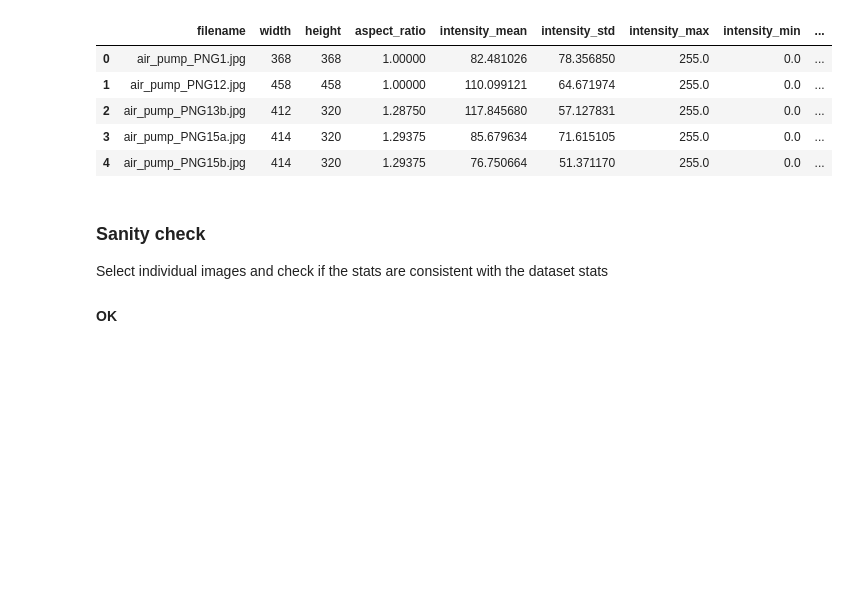
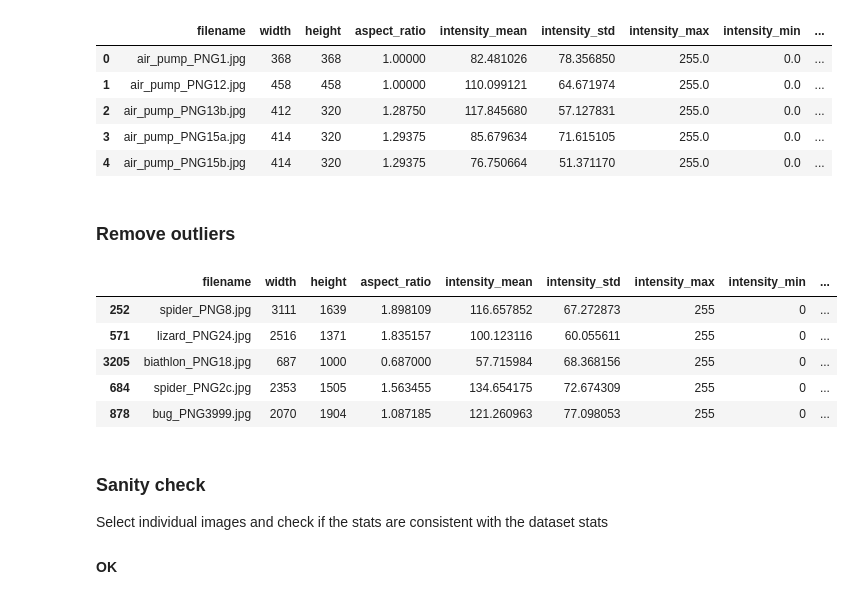
Before and after one commit to galvaowesley/master_computer_vision_experiments, a Jupyter notebook: fase_2/00_data_preprocessing/00_dataset_stats.ipynb, the cells around one changed output. Cells and saved outputs as stored; diff of their text form; code cells hidden in the pictures; blank space fills up the shorter version.

```diff
--- a/fase_2/01_resnet_fpn/01_dataset_stats_and_cropping.ipynb
+++ b/fase_2/00_data_preprocessing/00_dataset_stats.ipynb
@@ -303,3 +326,17 @@ df_stats.head(5)
 | 4 | air_pump_PNG15b.jpg | 414 | 320 | 1.29375 | 76.750664 | 51.371170 | 255.0 | 0.0 | ... |
 # %%
 px.scatter(df_stats, x='min_size', y='max_size', title='Scatter plot of min and max size')
+# %% [markdown]
+### Remove outliers
+# %%
+path = '/home/wesleygalvao/Documents/repositorios/thin-object-selection/data/ThinObject5K_fine_tuning/'
+df_dimensions = pd.read_csv(path+'/images_stats.csv')
+# %%
+df_dimensions.sample(5)
+# %% [output]
+|  | filename | width | height | aspect_ratio | intensity_mean | intensity_std | intensity_max | intensity_min | ... |
+| 252 | spider_PNG8.jpg | 3111 | 1639 | 1.898109 | 116.657852 | 67.272873 | 255 | 0 | ... |
+| 571 | lizard_PNG24.jpg | 2516 | 1371 | 1.835157 | 100.123116 | 60.055611 | 255 | 0 | ... |
+| 3205 | biathlon_PNG18.jpg | 687 | 1000 | 0.687000 | 57.715984 | 68.368156 | 255 | 0 | ... |
+| 684 | spider_PNG2c.jpg | 2353 | 1505 | 1.563455 | 134.654175 | 72.674309 | 255 | 0 | ... |
+| 878 | bug_PNG3999.jpg | 2070 | 1904 | 1.087185 | 121.260963 | 77.098053 | 255 | 0 | ... |
```
Also changed, not shown: parts of 6 cells of this notebook, 2 other files.
